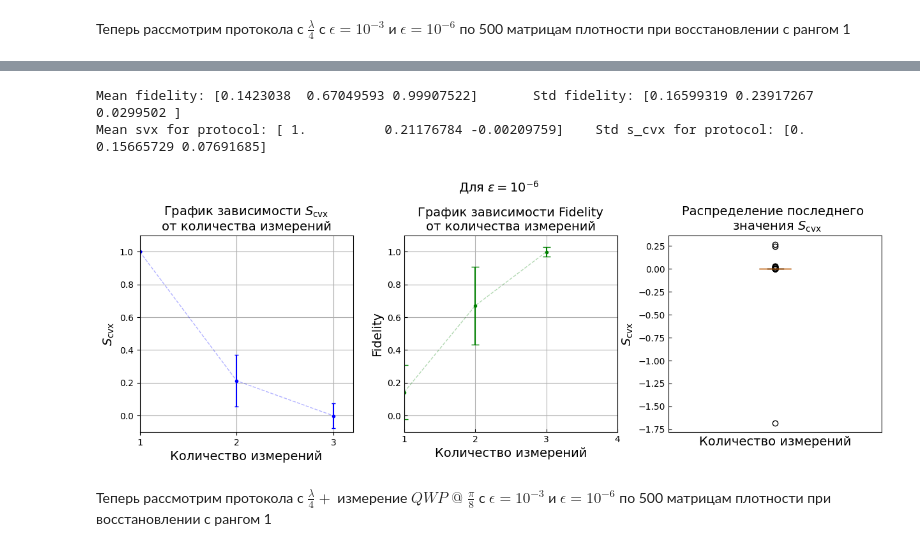
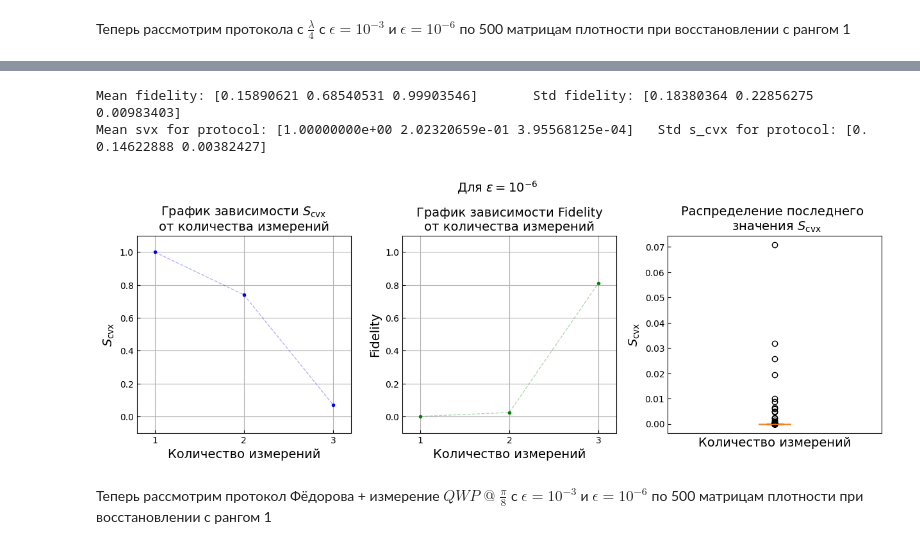
Before and after one commit to Denis-chupa/Quantum_tools, a Jupyter notebook: Tomography/src/research_data/different_protocol.ipynb, the cells around one changed output, grey strips where cells are left out. Drawn from its saved outputs; the diff is of its cells as text; code cells hidden in the pictures.

```diff
--- a/Tomography/src/research_data/different_protocol.ipynb
+++ b/Tomography/src/research_data/different_protocol.ipynb
@@ -401,39 +419,41 @@ tomography_1 = ACT(protocol, rank, 3)
 x = np.array([1, 2, 3])
 svx_list = []
 fidelity_list = []
 N = 500
 
 for i in tqdm(range(N)):
     svx_list_one_measurement, fidelity_list_one_measurement, fidelity_x_min, fidelity_x_max,\
     x_min_list, x_max_list, state_ml = tomography_1.main(rank_psevdoin=rank, epsilon_ml=10*-11, epsilon_act=10**-6,\
                                                          max_iters_in_semidefinite_program=10**8)
     for ind_min in range(len(x_min_list)):
         x_min_list[ind_min] = np.array([[complex(item) for item in row] for row in x_min_list[ind_min]])
     for ind_max in range(len(x_max_list)):
         x_max_list[ind_max] = np.array([[complex(item) for item in row] for row in x_max_list[ind_max]])
 
     fidelity_list_xmax_xmin = [tomography_1.Fidelity(x_min_list[0], x_max_list[0]), tomography_1.Fidelity(x_min_list[1], x_max_list[1]),\
                                tomography_1.Fidelity(x_min_list[2], x_max_list[2])]
     if svx_list_one_measurement is not np.inf :
         svx_list.append(svx_list_one_measurement)
         fidelity_list.append(np.abs(fidelity_list_xmax_xmin))
 
 y = np.mean(np.array(svx_list),axis = 0)
 std = np.std(np.array(svx_list),axis = 0)
 fidelity_mean = np.mean((fidelity_list), axis = 0)
 fidelity_std = np.std(np.array(fidelity_list),axis = 0)
 
+s_cvx_max = np.max(np.array(svx_list),axis = 0)
+fidelity_min = np.min((fidelity_list), axis = 0)
 
 print("Mean fidelity:", fidelity_mean , "\tStd fidelity:", fidelity_std)
 print("Mean svx for protocol:", y,"\tStd s_cvx for protocol:", std)
 title = r"Для $\epsilon = 10^{-6}$" + "\n"
-pl_fid_s_cvx_distr(x, y, std, fidelity_mean, fidelity_std, np.array(svx_list)[:, -1], title)
+pl_fid_s_cvx_distr(x, s_cvx_max, fidelity_min, np.array(svx_list)[:, -1], title)
 # %% [output]
-Mean fidelity: [0.1423038  0.67049593 0.99907522]       Std fidelity: [0.16599319 0.23917267 0.0299502 ]
-Mean svx for protocol: [ 1.          0.21176784 -0.00209759]    Std s_cvx for protocol: [0.         0.15665729 0.07691685]
+Mean fidelity: [0.15890621 0.68540531 0.99903546]       Std fidelity: [0.18380364 0.22856275 0.00983403]
+Mean svx for protocol: [1.00000000e+00 2.02320659e-01 3.95568125e-04]   Std s_cvx for protocol: [0.         0.14622888 0.00382427]
-[figure, old version]
+[figure, new version]
 # %% [markdown]
-Теперь рассмотрим протокола с $\frac{\lambda}{4} + $ измерение $QWP \; @ \; \frac{\pi}{8}$ с $\epsilon = 10^{-3}$ и $\epsilon = 10^{-6}$  по 500 матрицам плотности при восстановлении с рангом 1
+Теперь рассмотрим протокол Фёдорова + измерение $QWP \; @ \; \frac{\pi}{8}$ с $\epsilon = 10^{-3}$ и $\epsilon = 10^{-6}$  по 500 матрицам плотности при восстановлении с рангом 1
 # %%
 from Qutrit import*
 from Adaptive_compresive_cending_qutrit import*
```
Also changed, not shown: parts of 9 cells of this notebook, 3 other files.
